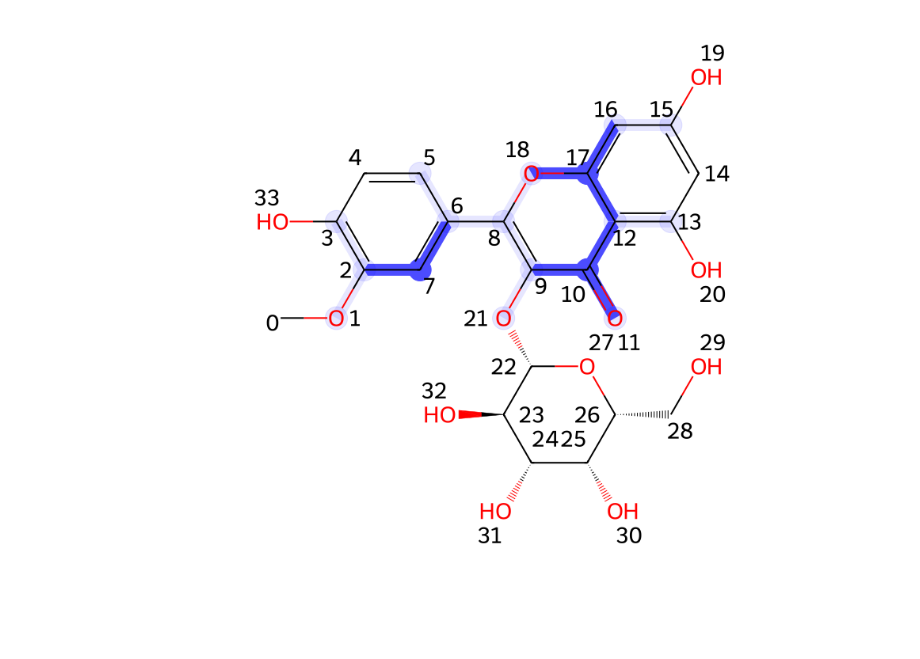
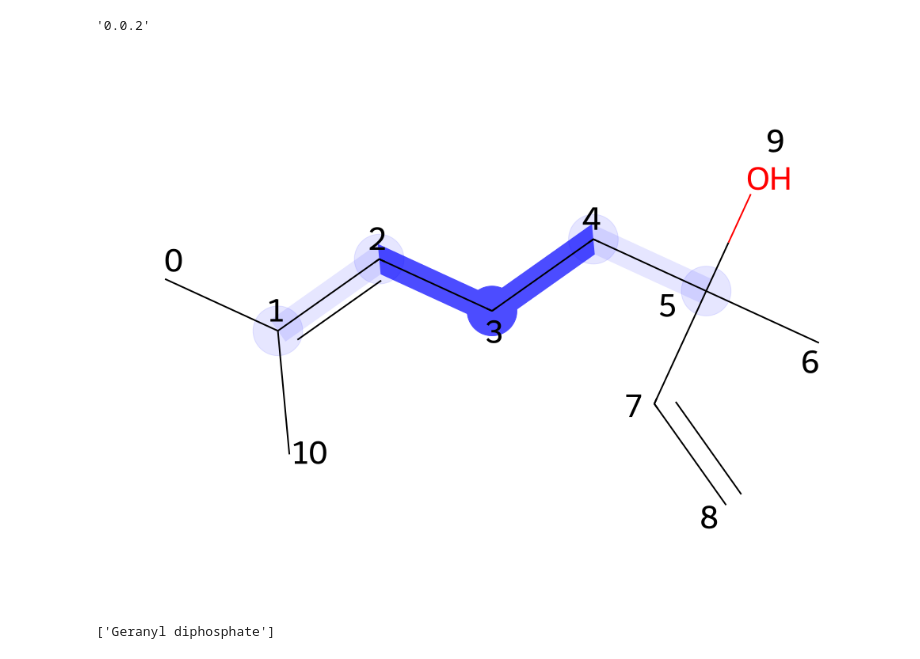
Before and after one commit to jcapels/SMPrecursorPredictor, a Jupyter notebook: models_and_datasets/test.ipynb, the cells around one changed output. Cells and saved outputs as stored; diff of their text form; code cells hidden in the pictures; blank space fills up the shorter version.

```diff
--- a/models_and_datasets/test.ipynb
+++ b/models_and_datasets/test.ipynb
@@ -17,0 +1,4 @@ Skipped loading some Jax models, missing a dependency. No module named 'jax'
+# %%
+from sm_precursor_predictor import get_prediction_and_explanation
+
+prediction, images, plots = get_prediction_and_explanation(smiles="CC(=CCCC(C)(C=C)O)C", threshold=0.20)
@@ -18,8 +7,17 @@ Skipped loading some Jax models, missing a dependency. No module named 'jax'
+# %%
+import sm_precursor_predictor
+sm_precursor_predictor.__version__
+# %% [output]
+'0.0.2'
 # %%
 from PIL import Image
 import io
 
 
-images[1]
+images[0]
 # %% [output]
-[figure, old version]
+[figure, new version]
+# %%
+prediction
+# %% [output]
+['Geranyl diphosphate']
```
Also changed, not shown: parts of 2 cells of this notebook, 8 other files.
